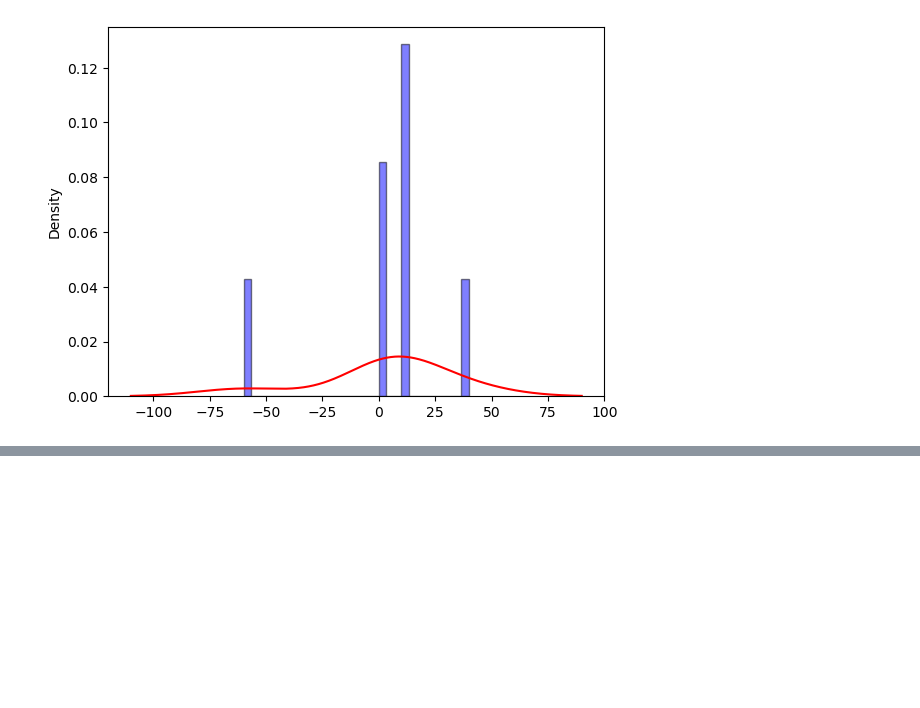
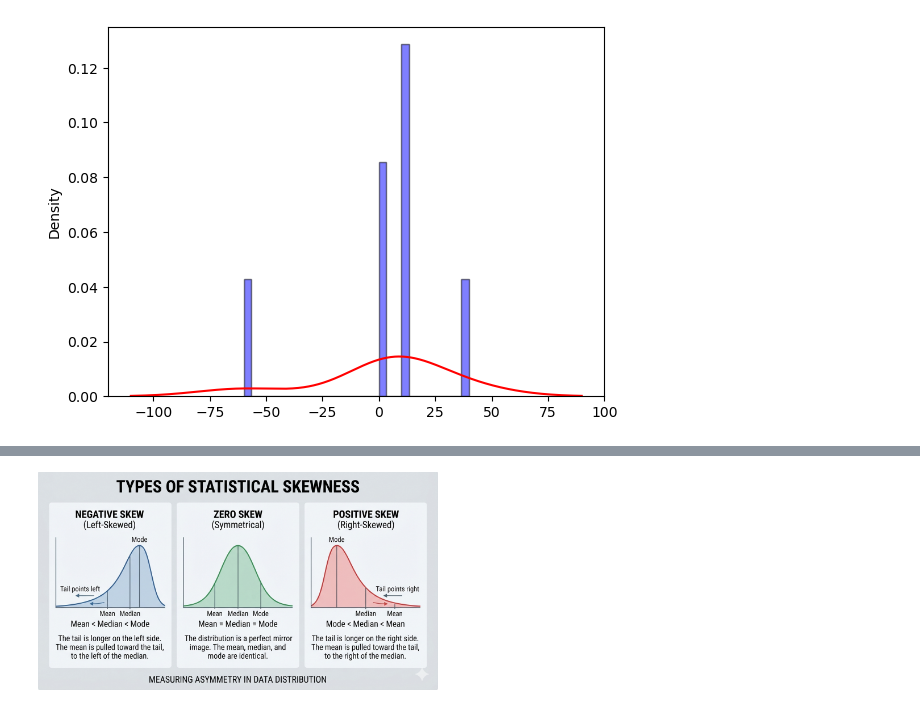
Before and after one commit to vickii20/Machine-Learning-Fundamentals, a Jupyter notebook: Linear Regression/Assumptions for Linear checks.ipynb, the cells around one changed output, grey strips where cells are left out. Drawn from its saved outputs; the diff is of its cells as text; code cells hidden in the pictures; blank space fills up the shorter version.

```diff
--- a/Linear Regression/Assumptions for Linear checks.ipynb
+++ b/Linear Regression/Assumptions for Linear checks.ipynb
@@ -293,0 +306,6 @@ df3['residue'].plot(kind='kde', color='red', label='Bell Curve (KDE)')
+# %%
+# this is left and right skew
+l_r = r"D:\Machine Learning\My notes\skewness.png"
+display(Image(filename = l_r, width = 400))
+# %% [output]
+[figure, added]
```
Also changed, not shown: parts of 3 cells of this notebook.
